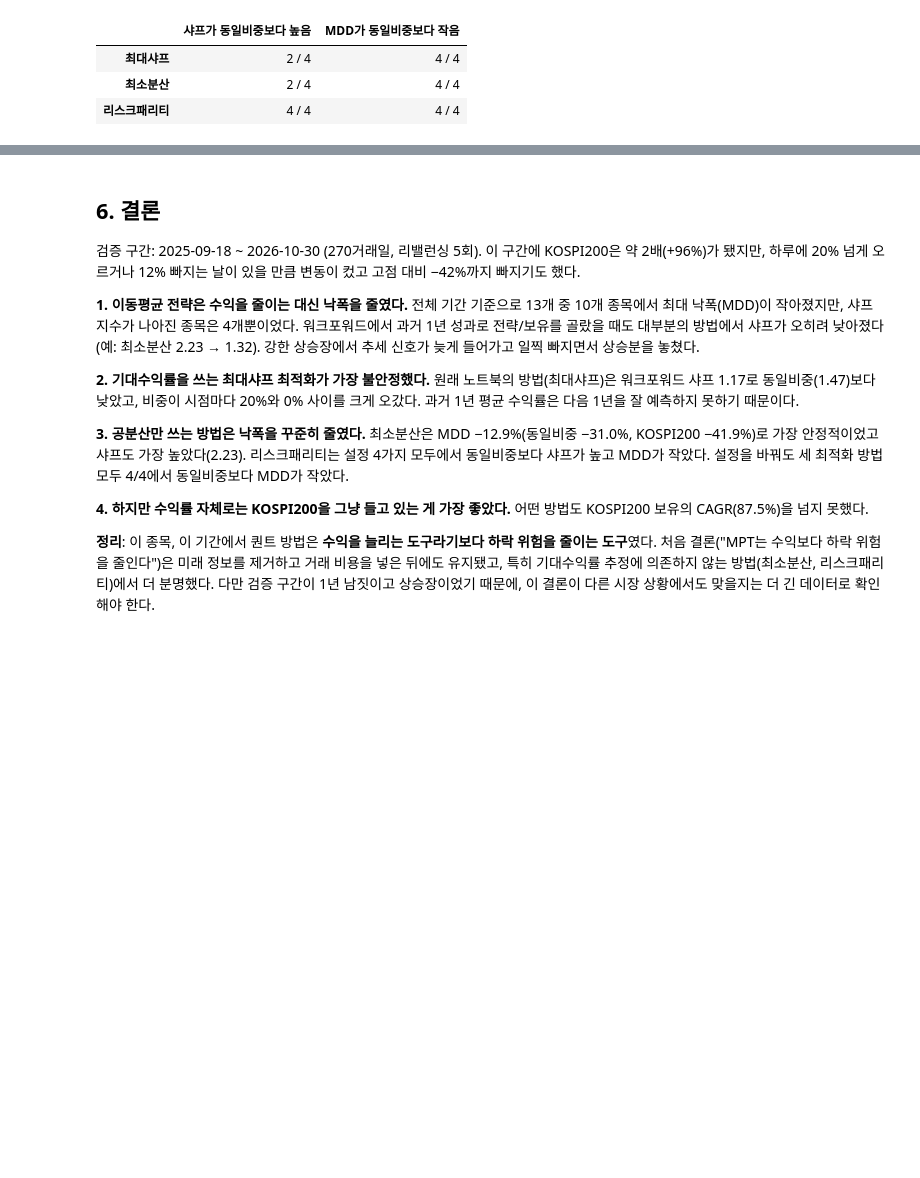
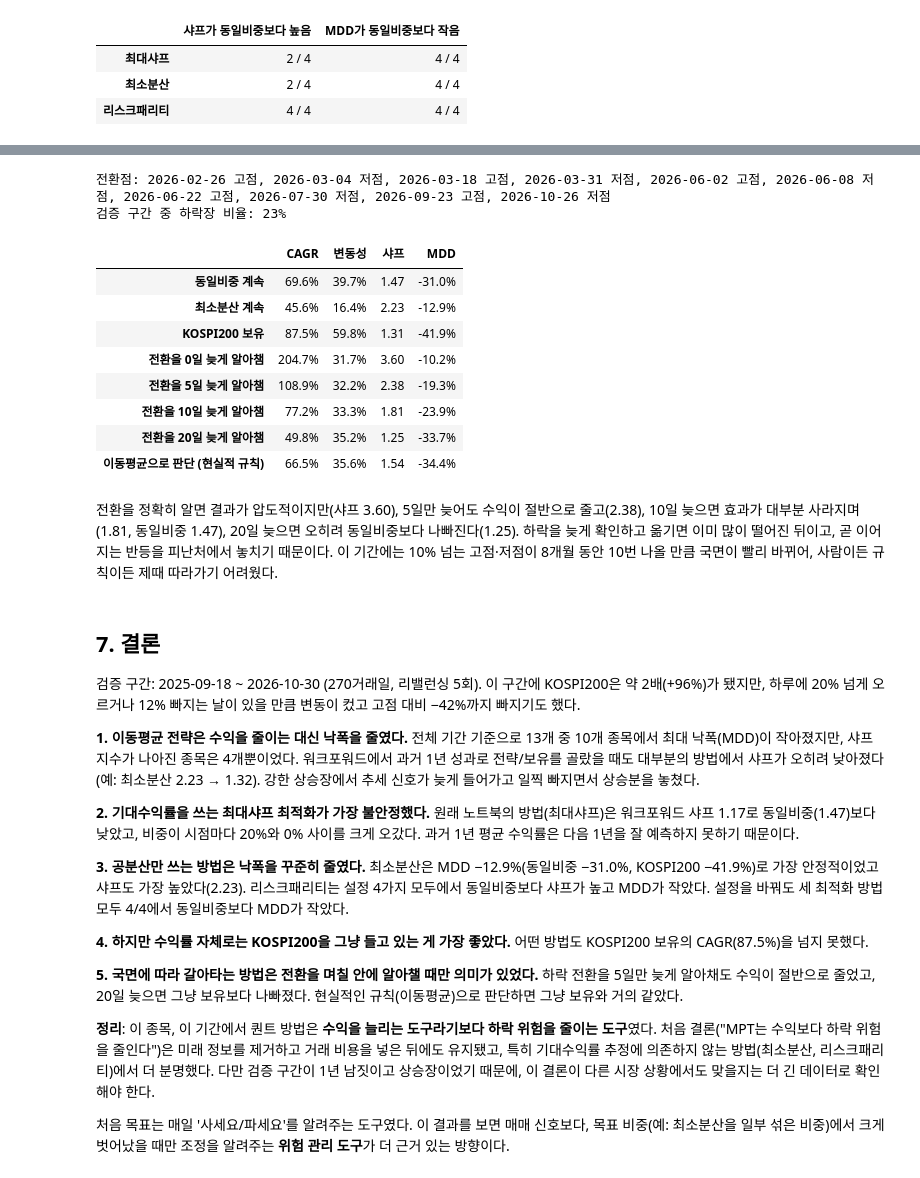
Before and after one commit to iryanlee21-a11y/quant-portfolio, a Jupyter notebook: Quant_Portfolio.ipynb, the cells around one changed output, grey strips where cells are left out. Drawn from its saved outputs; the diff is of its cells as text; code cells hidden in the pictures; blank space fills up the shorter version.

```diff
--- a/Quant_Portfolio.ipynb
+++ b/Quant_Portfolio.ipynb
@@ -270,5 +315,37 @@ pd.DataFrame(summary).T
+# %%
+idx = results["동일비중 / 보유만"].index
+ew_r, mv_r = results["동일비중 / 보유만"], results["최소분산 / 보유만"]
+bull, pivots = q.zigzag_regime(prices[BENCH].loc[idx[0] - pd.Timedelta(days=7):])
+print("전환점:", ", ".join(f"{d.date()} {k}" for d, k in pivots))
+print(f"검증 구간 중 하락장 비율: {(~bull.loc[idx]).mean():.0%}\n")
+
+def switch(is_bull, label, cost=0.001):
+    b = is_bull.reindex(idx).ffill().fillna(True).astype(bool)
+    r = pd.Series(np.where(b, ew_r, mv_r), index=idx) - cost * b.astype(int).diff().abs().fillna(0)
+    return q.metrics(r, label)
+
+rows = [q.metrics(ew_r, "동일비중 계속"), q.metrics(mv_r, "최소분산 계속"),
+        q.metrics(prices[BENCH].pct_change().loc[idx], "KOSPI200 보유")]
+rows += [switch(bull.shift(lag, fill_value=True), f"전환을 {lag}일 늦게 알아챔") for lag in [0, 5, 10, 20]]
+trend = (prices[BENCH].rolling(20).mean() > prices[BENCH].rolling(60).mean()).shift(1, fill_value=True)
+rows.append(switch(trend, "이동평균으로 판단 (현실적 규칙)"))
+pd.DataFrame(rows).style.format({"CAGR": "{:.1%}", "변동성": "{:.1%}", "샤프": "{:.2f}", "MDD": "{:.1%}"})
+# %% [output]
+전환점: 2026-02-26 고점, 2026-03-04 저점, 2026-03-18 고점, 2026-03-31 저점, 2026-06-02 고점, 2026-06-08 저점, 2026-06-22 고점, 2026-07-30 저점, 2026-09-23 고점, 2026-10-26 저점
+검증 구간 중 하락장 비율: 23%
+|  | CAGR | 변동성 | 샤프 | MDD |
+| 동일비중 계속 | 69.6% | 39.7% | 1.47 | -31.0% |
+| 최소분산 계속 | 45.6% | 16.4% | 2.23 | -12.9% |
+| KOSPI200 보유 | 87.5% | 59.8% | 1.31 | -41.9% |
+| 전환을 0일 늦게 알아챔 | 204.7% | 31.7% | 3.60 | -10.2% |
+| 전환을 5일 늦게 알아챔 | 108.9% | 32.2% | 2.38 | -19.3% |
+| 전환을 10일 늦게 알아챔 | 77.2% | 33.3% | 1.81 | -23.9% |
+| 전환을 20일 늦게 알아챔 | 49.8% | 35.2% | 1.25 | -33.7% |
+| 이동평균으로 판단 (현실적 규칙) | 66.5% | 35.6% | 1.54 | -34.4% |
+# %% [markdown]
+전환을 정확히 알면 결과가 압도적이지만(샤프 3.60), 5일만 늦어도 수익이 절반으로 줄고(2.38), 10일 늦으면 효과가 대부분 사라지며(1.81, 동일비중 1.47), 20일 늦으면 오히려 동일비중보다 나빠진다(1.25). 하락을 늦게 확인하고 옮기면 이미 많이 떨어진 뒤이고, 곧 이어지는 반등을 피난처에서 놓치기 때문이다. 이 기간에는 10% 넘는 고점·저점이 8개월 동안 10번 나올 만큼 국면이 빨리 바뀌어, 사람이든 규칙이든 제때 따라가기 어려웠다.
 # %% [markdown]
-## 6. 결론
+## 7. 결론
 
 검증 구간: 2025-09-18 ~ 2026-10-30 (270거래일, 리밸런싱 5회). 이 구간에 KOSPI200은 약 2배(+96%)가 됐지만, 하루에 20% 넘게 오르거나 12% 빠지는 날이 있을 만큼 변동이 컸고 고점 대비 −42%까지 빠지기도 했다.
 
@@ -284,5 +361,10 @@ pd.DataFrame(summary).T
 **4. 하지만 수익률 자체로는 KOSPI200을 그냥 들고 있는 게 가장 좋았다.**
 어떤 방법도 KOSPI200 보유의 CAGR(87.5%)을 넘지 못했다.
 
+**5. 국면에 따라 갈아타는 방법은 전환을 며칠 안에 알아챌 때만 의미가 있었다.**
+하락 전환을 5일만 늦게 알아채도 수익이 절반으로 줄었고, 20일 늦으면 그냥 보유보다 나빠졌다. 현실적인 규칙(이동평균)으로 판단하면 그냥 보유와 거의 같았다.
+
 **정리**: 이 종목, 이 기간에서 퀀트 방법은 **수익을 늘리는 도구라기보다 하락 위험을 줄이는 도구**였다. 처음 결론("MPT는 수익보다 하락 위험을 줄인다")은 미래 정보를 제거하고 거래 비용을 넣은 뒤에도 유지됐고, 특히 기대수익률 추정에 의존하지 않는 방법(최소분산, 리스크패리티)에서 더 분명했다. 다만 검증 구간이 1년 남짓이고 상승장이었기 때문에, 이 결론이 다른 시장 상황에서도 맞을지는 더 긴 데이터로 확인해야 한다.
+
+처음 목표는 매일 '사세요/파세요'를 알려주는 도구였다. 이 결과를 보면 매매 신호보다, 목표 비중(예: 최소분산을 일부 섞은 비중)에서 크게 벗어났을 때만 조정을 알려주는 **위험 관리 도구**가 더 근거 있는 방향이다.
 # %% [markdown]
```
Also changed, not shown: parts of 6 cells of this notebook, 2 other files.
